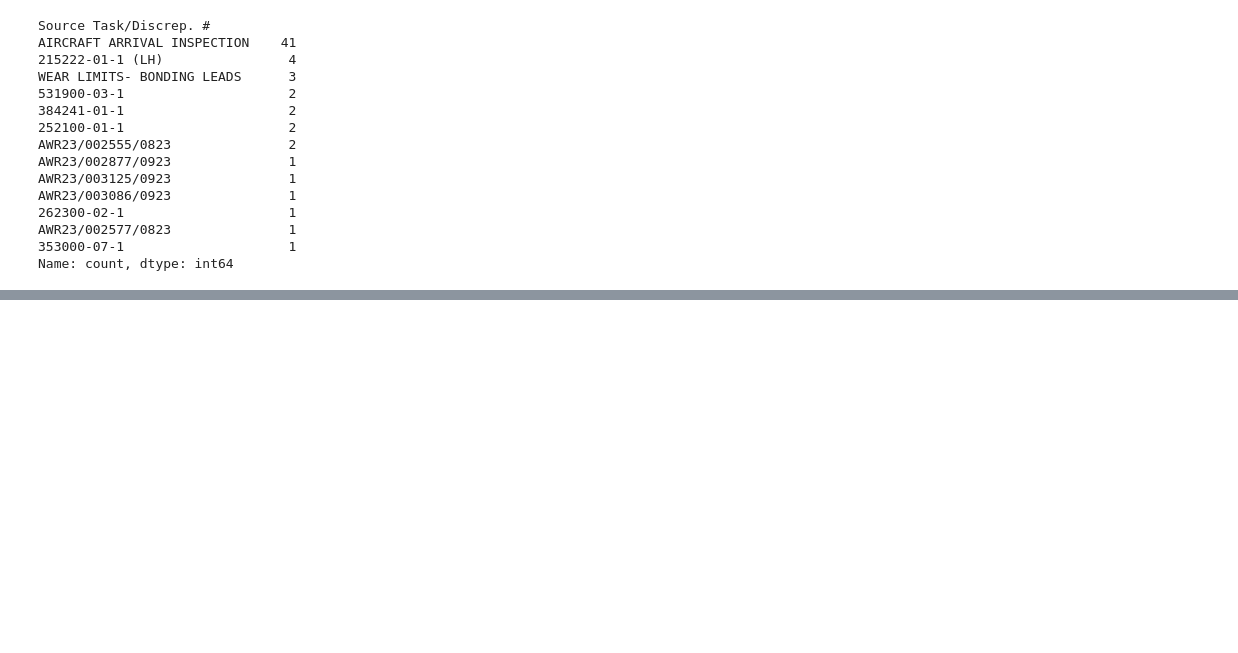
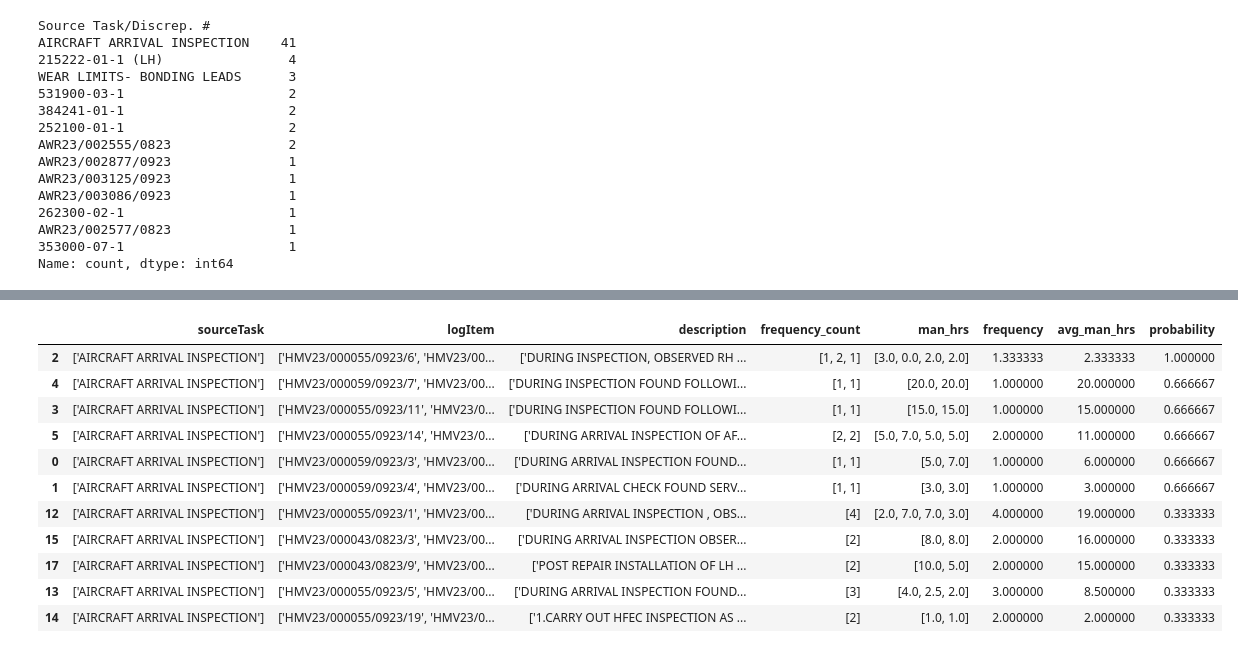
Before and after one commit to ranjithnrjk/gmr, a Jupyter notebook: flight_maintenance.ipynb, the cells around one changed output, grey strips where cells are left out. Saved outputs shown, nothing was run; the diff lists cells and outputs as text; code cells hidden in the pictures; blank space fills up the shorter version.

Commit message:
24th night 2nd commit completed man hours and probability analysis

```diff
--- a/flight_maintenance.ipynb
+++ b/flight_maintenance.ipynb
@@ -1416,0 +1218,2 @@ df_isp_material
+# %%
+df = pd.read_excel('FinalResults/flight_maintenance_description_result.xlsx')
@@ -1416,0 +1229,17 @@ df_isp_material
+# %%
+import numpy as np
+import ast
+
+def val_counter(x):
+    x = ast.literal_eval(x)
+    counts = [item.split('/')[1] for item in x]
+
+    return np.unique(np.array(counts), return_counts=True)[1].tolist()
+
+
+df['frequency_count'] = df['logItem'].apply(val_counter)
+df['frequency'] = df['frequency_count'].apply(lambda x: np.mean(x))
+df['avg_man_hrs'] = df.apply(lambda x: np.mean(ast.literal_eval(x['man_hrs'])) * float(x['frequency']), axis=1)
+df['probability'] = df['frequency_count'].apply(lambda x: len(x)/3)
+# %%
+df = df[['sourceTask', 'logItem', 'description', 'frequency_count', 'man_hrs', 'frequency', 'avg_man_hrs', 'probability']]
@@ -1416,0 +1257,15 @@ df_isp_material
+# %%
+df[df['sourceTask'] == "['AIRCRAFT ARRIVAL INSPECTION']"].sort_values(by=['probability', 'avg_man_hrs'], ascending=False)
+# %% [output]
+|  | sourceTask | logItem | description | frequency_count | man_hrs | frequency | avg_man_hrs | probability |
+| 2 | ['AIRCRAFT ARRIVAL INSPECTION'] | ['HMV23/000055/0923/6', 'HMV23/00... | ['DURING INSPECTION, OBSERVED RH ... | [1, 2, 1] | [3.0, 0.0, 2.0, 2.0] | 1.333333 | 2.333333 | 1.000000 |
+| 4 | ['AIRCRAFT ARRIVAL INSPECTION'] | ['HMV23/000059/0923/7', 'HMV23/00... | ['DURING INSPECTION FOUND FOLLOWI... | [1, 1] | [20.0, 20.0] | 1.000000 | 20.000000 | 0.666667 |
+| 3 | ['AIRCRAFT ARRIVAL INSPECTION'] | ['HMV23/000055/0923/11', 'HMV23/0... | ['DURING INSPECTION FOUND FOLLOWI... | [1, 1] | [15.0, 15.0] | 1.000000 | 15.000000 | 0.666667 |
+| 5 | ['AIRCRAFT ARRIVAL INSPECTION'] | ['HMV23/000055/0923/14', 'HMV23/0... | ['DURING ARRIVAL INSPECTION OF AF... | [2, 2] | [5.0, 7.0, 5.0, 5.0] | 2.000000 | 11.000000 | 0.666667 |
+| 0 | ['AIRCRAFT ARRIVAL INSPECTION'] | ['HMV23/000059/0923/3', 'HMV23/00... | ['DURING ARRIVAL INSPECTION FOUND... | [1, 1] | [5.0, 7.0] | 1.000000 | 6.000000 | 0.666667 |
+| 1 | ['AIRCRAFT ARRIVAL INSPECTION'] | ['HMV23/000059/0923/4', 'HMV23/00... | ['DURING ARRIVAL CHECK FOUND SERV... | [1, 1] | [3.0, 3.0] | 1.000000 | 3.000000 | 0.666667 |
+| 12 | ['AIRCRAFT ARRIVAL INSPECTION'] | ['HMV23/000055/0923/1', 'HMV23/00... | ['DURING ARRIVAL INSPECTION , OBS... | [4] | [2.0, 7.0, 7.0, 3.0] | 4.000000 | 19.000000 | 0.333333 |
+| 15 | ['AIRCRAFT ARRIVAL INSPECTION'] | ['HMV23/000043/0823/3', 'HMV23/00... | ['DURING ARRIVAL INSPECTION OBSER... | [2] | [8.0, 8.0] | 2.000000 | 16.000000 | 0.333333 |
+| 17 | ['AIRCRAFT ARRIVAL INSPECTION'] | ['HMV23/000043/0823/9', 'HMV23/00... | ['POST REPAIR INSTALLATION OF LH ... | [2] | [10.0, 5.0] | 2.000000 | 15.000000 | 0.333333 |
+| 13 | ['AIRCRAFT ARRIVAL INSPECTION'] | ['HMV23/000055/0923/5', 'HMV23/00... | ['DURING ARRIVAL INSPECTION FOUND... | [3] | [4.0, 2.5, 2.0] | 3.000000 | 8.500000 | 0.333333 |
+| 14 | ['AIRCRAFT ARRIVAL INSPECTION'] | ['HMV23/000055/0923/19', 'HMV23/0... | ['1.CARRY OUT HFEC INSPECTION AS ... | [2] | [1.0, 1.0] | 2.000000 | 2.000000 | 0.333333 |
```
Also changed, not shown: parts of 41 cells of this notebook, 2 other files.
